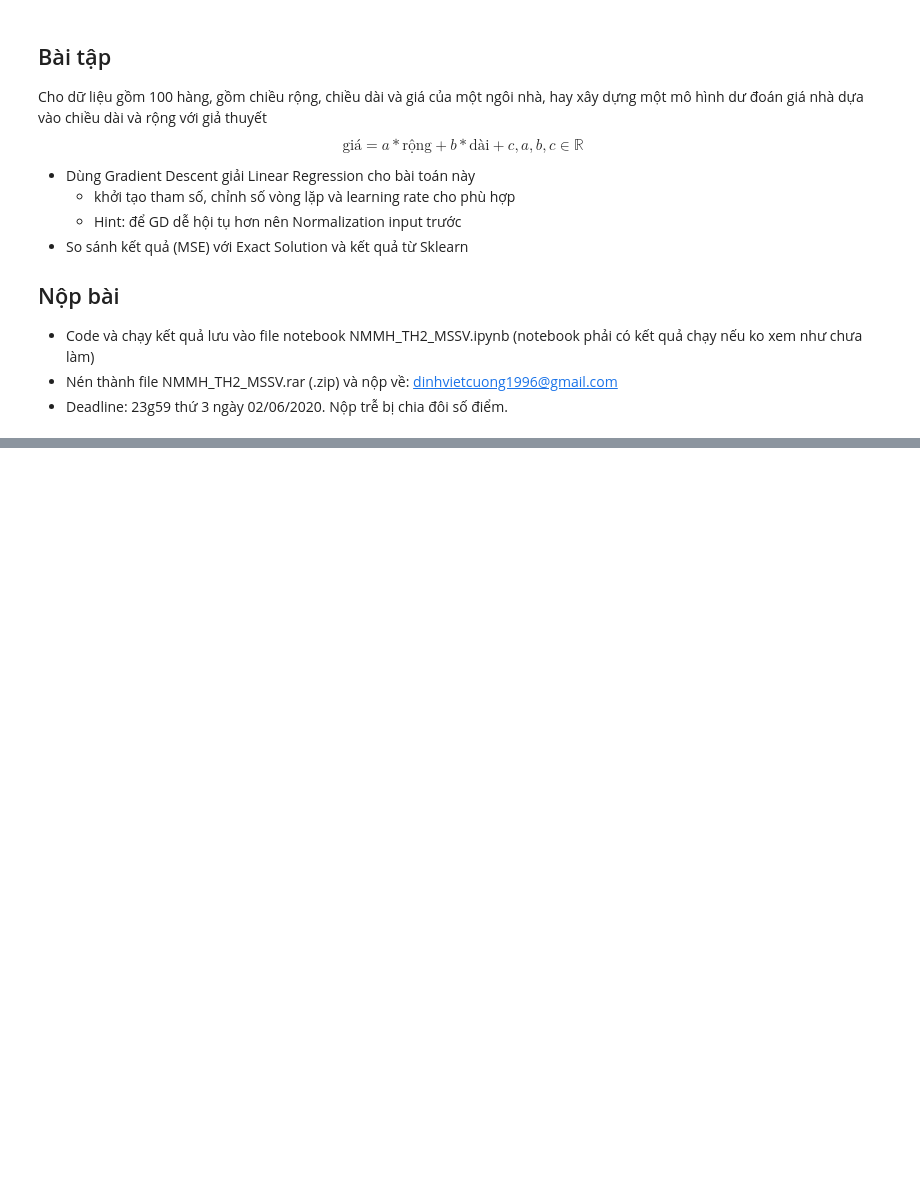
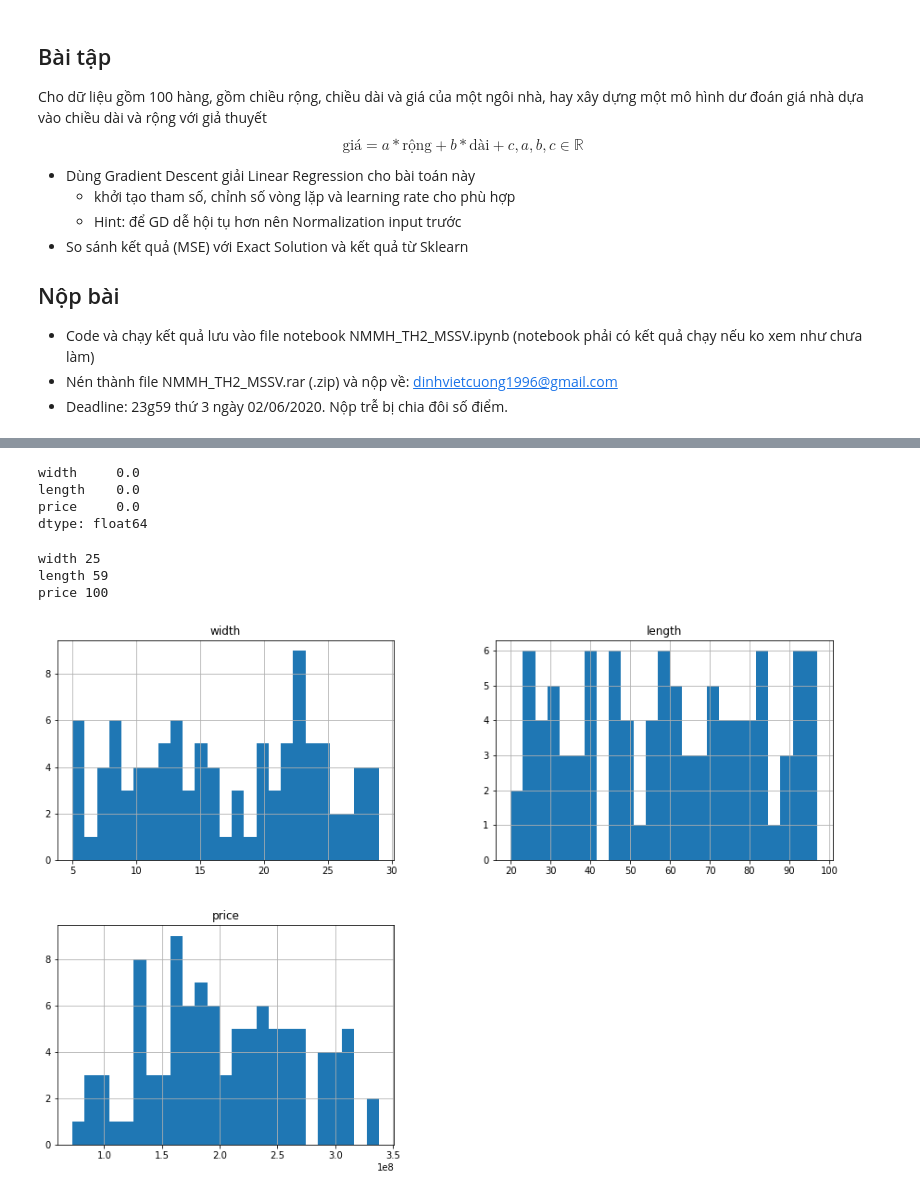
Before and after one commit to nhutnamhcmus/lab-machine-learning-solution, a Jupyter notebook: Lab02/Lab02.ipynb, the cells around one changed output, grey strips where cells are left out. Cells and saved outputs as stored; diff of their text form; code cells hidden in the pictures; blank space fills up the shorter version.

```diff
--- a/Lab02/Lab02.ipynb
+++ b/Lab02/Lab02.ipynb
@@ -361,0 +230,4 @@ University of Science, VNU Department of Computer Science Author: Nhut - Nam Le
+# %%
+## Read input data
+house_price = pd.read_csv('House_Price_2.csv')
+house_price.head()
@@ -361,0 +257,21 @@ University of Science, VNU Department of Computer Science Author: Nhut - Nam Le
+# %%
+# Checking Null values
+house_price.isnull().sum()*100/house_price.shape[0]
+# There are no NULL values in the dataset, hence it is clean.
+# %% [output]
+width     0.0
+length    0.0
+price     0.0
+dtype: float64
+# %%
+for column in house_price.columns:
+    print(column, len(house_price[str(column)].unique()))
+# %% [output]
+width 25
+length 59
+price 100
+# %%
+house_price.hist(figsize=(15, 10), bins=25, xlabelsize=10, ylabelsize=10)
+plt.show()
+# %% [output]
+[figure, added]
```
Also changed, not shown: parts of 40 cells of this notebook.
